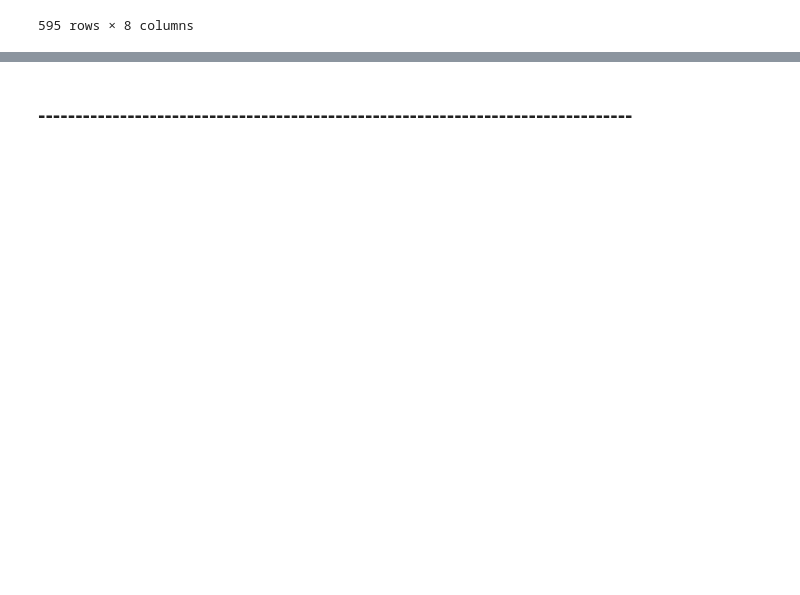
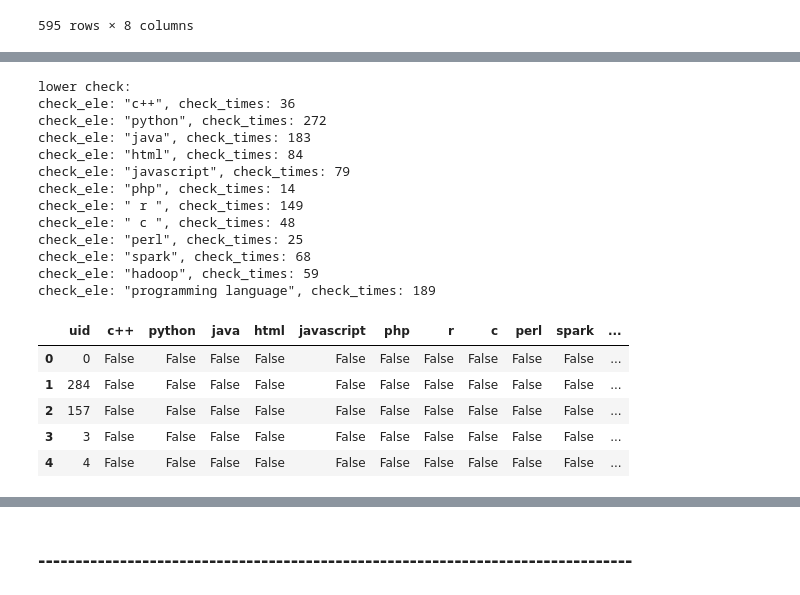
Before and after one commit to sharon1018/Advance_Database_Final, a Jupyter notebook: 6_Coursera_neo4j_add_course.ipynb, the cells around one changed output, grey strips where cells are left out. Drawn from its saved outputs; the diff is of its cells as text; code cells hidden in the pictures; blank space fills up the shorter version.

```diff
--- a/6_Coursera_neo4j_add_course.ipynb
+++ b/6_Coursera_neo4j_add_course.ipynb
@@ -294,3 +294,63 @@ title_relation_df.head()
+# %%
+## data_more for more word  (need data, data_detail)
+data_more = pd.merge(data, data_detail, left_on='uid', right_on='uid', how="left")
+
+## lower check, in 'data_more'
+print ('lower check:')
+check_list = ['C++', 'python', 'Java', 'HTML', 'Javascript', 'PHP', ' R ', ' C ', 'perl', 'spark', 'hadoop', 'programming language']
+
+for check_ele in check_list:
+    check_times = 0
+    check_ele = check_ele.lower()
+    for all_info in data_more.values:
+        info = ' '
+        for all_info_ele in all_info:
+            info = info + ' ' + str(all_info_ele)
+        if check_ele in info.lower():
+            check_times += 1
+    print ('check_ele: "{}", check_times: {}'.format(check_ele, check_times))
+##  data_language_df:  use it to build language relation
+
+def check_function(uid, check_ele):
+    data_target = data_more[data_more['uid']==uid]
+    for all_info in data_target.values:
+        info = ' '
+        for all_info_ele in all_info:
+            info = info + ' ' + str(all_info_ele)
+        if check_ele in info.lower():
+            return True
+        else:
+            return False
+
+check_list = ['C++', 'python', 'Java', 'HTML', 'Javascript', 'PHP', ' R ', ' C ',
+              'perl', 'spark', 'hadoop', 'programming language']
+
+data_language_df = pd.DataFrame(data_more['uid'])
+for check_ele in check_list:
+    check_ele = check_ele.lower()
+    data_language_df[check_ele] = data_language_df['uid'].apply(lambda x: check_function(x, check_ele))
+
+data_language_df.head()
+# %% [output]
+lower check:
+check_ele: "c++", check_times: 36
+check_ele: "python", check_times: 272
+check_ele: "java", check_times: 183
+check_ele: "html", check_times: 84
+check_ele: "javascript", check_times: 79
+check_ele: "php", check_times: 14
+check_ele: " r ", check_times: 149
+check_ele: " c ", check_times: 48
+check_ele: "perl", check_times: 25
+check_ele: "spark", check_times: 68
+check_ele: "hadoop", check_times: 59
+check_ele: "programming language", check_times: 189
+|  | uid | c++ | python | java | html | javascript | php | r | c | perl | spark | ... |
+| 0 | 0 | False | False | False | False | False | False | False | False | False | False | ... |
+| 1 | 284 | False | False | False | False | False | False | False | False | False | False | ... |
+| 2 | 157 | False | False | False | False | False | False | False | False | False | False | ... |
+| 3 | 3 | False | False | False | False | False | False | False | False | False | False | ... |
+| 4 | 4 | False | False | False | False | False | False | False | False | False | False | ... |
 # %%
 data_clear = data.drop_duplicates(subset = ['uid'])
 # %%
```
Also changed, not shown: parts of 5 cells of this notebook, 1 other file.
